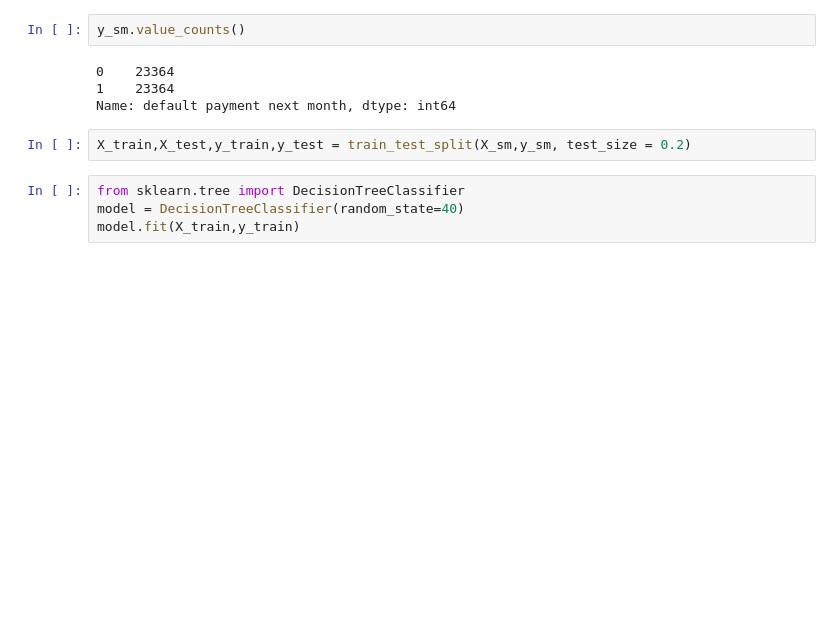
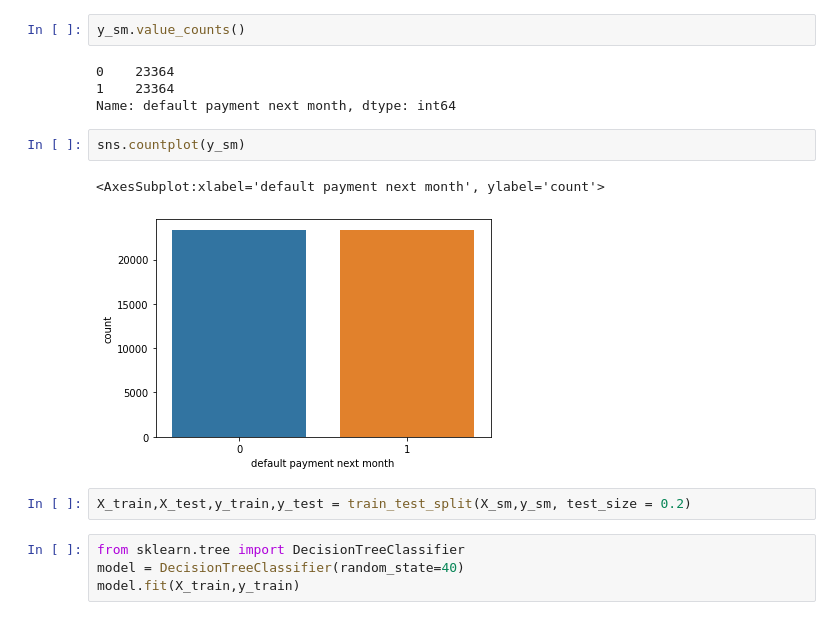
Before and after one commit to Rakesh-Online/Credit_Card_Defaulters, a Jupyter notebook: Analysis.ipynb, the cells around one changed output. Saved outputs shown, nothing was run; the diff lists cells and outputs as text; blank space fills up the shorter version.

```diff
--- a/Analysis.ipynb
+++ b/Analysis.ipynb
@@ -457,6 +459,11 @@ y_sm.value_counts()
 0    23364
 1    23364
 Name: default payment next month, dtype: int64
+# %%
+sns.countplot(y_sm)
+# %% [output]
+<AxesSubplot:xlabel='default payment next month', ylabel='count'>
+[figure, added]
 # %%
 X_train,X_test,y_train,y_test = train_test_split(X_sm,y_sm, test_size = 0.2)
 # %%
```
Also changed, not shown: parts of 13 cells of this notebook.
